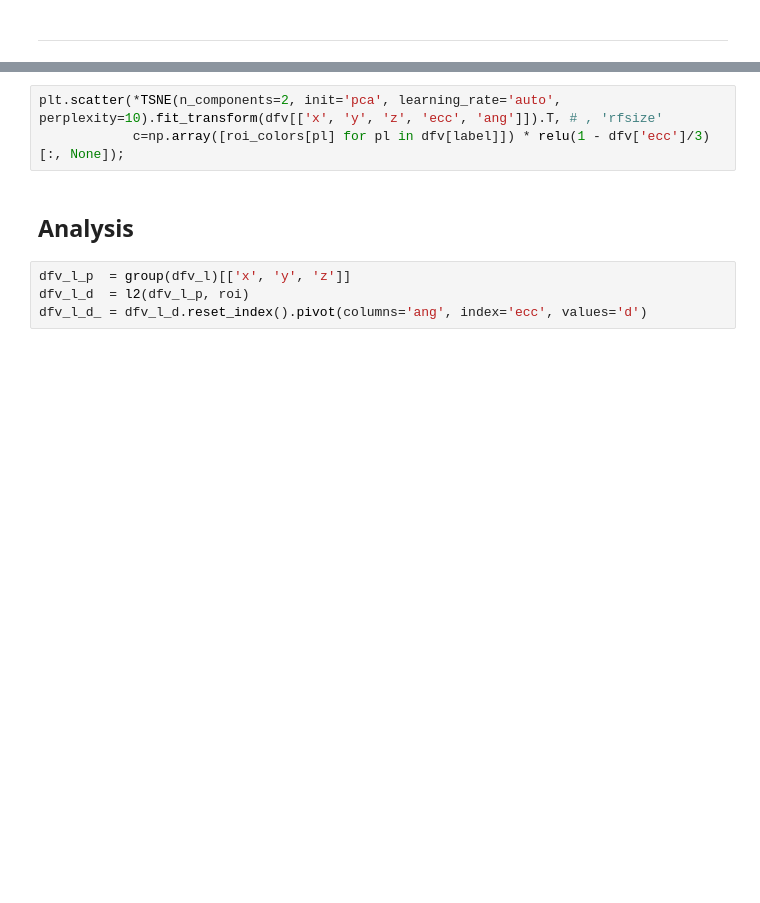
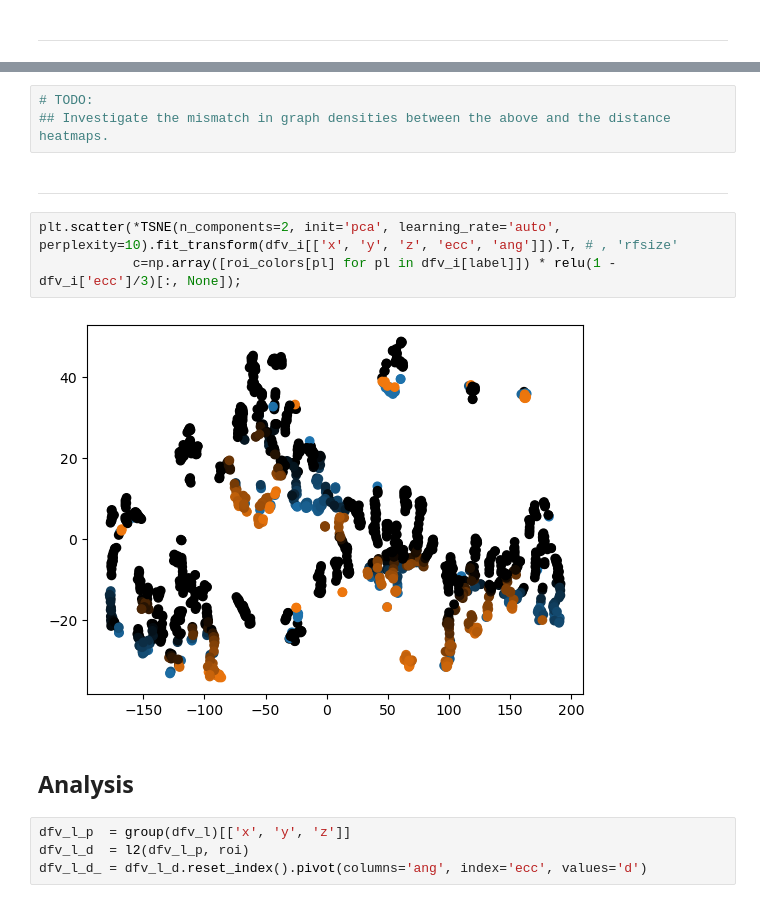
Before and after one commit to pulkitgoyal56/HCP-Playground, a Jupyter notebook: prfresults.ipynb, the cells around one changed output, grey strips where cells are left out. Cells and saved outputs as stored; diff of their text form; blank space fills up the shorter version.

```diff
--- a/prfresults.ipynb
+++ b/prfresults.ipynb
@@ -541,6 +576,13 @@ plt.tight_layout()
+# %%
+# TODO:
+## Investigate the mismatch in graph densities between the above and the distance heatmaps.
+# %% [markdown]
+---
 # %%
-plt.scatter(*TSNE(n_components=2, init='pca', learning_rate='auto', perplexity=10).fit_transform(dfv[['x', 'y', 'z', 'ecc', 'ang']]).T, # , 'rfsize'
-            c=np.array([roi_colors[pl] for pl in dfv[label]]) * relu(1 - dfv['ecc']/3)[:, None]);
+plt.scatter(*TSNE(n_components=2, init='pca', learning_rate='auto', perplexity=10).fit_transform(dfv_i[['x', 'y', 'z', 'ecc', 'ang']]).T, # , 'rfsize'
+            c=np.array([roi_colors[pl] for pl in dfv_i[label]]) * relu(1 - dfv_i['ecc']/3)[:, None]);
+# %% [output]
+[figure, added]
 # %% [markdown]
 ## Analysis
 # %%
```
Also changed, not shown: parts of 65 cells of this notebook.
